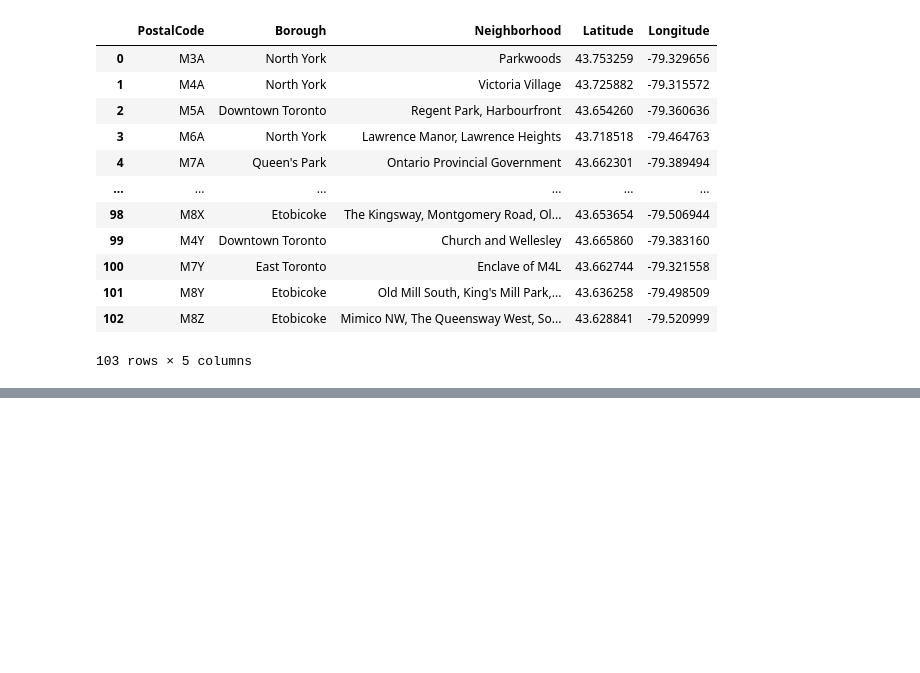
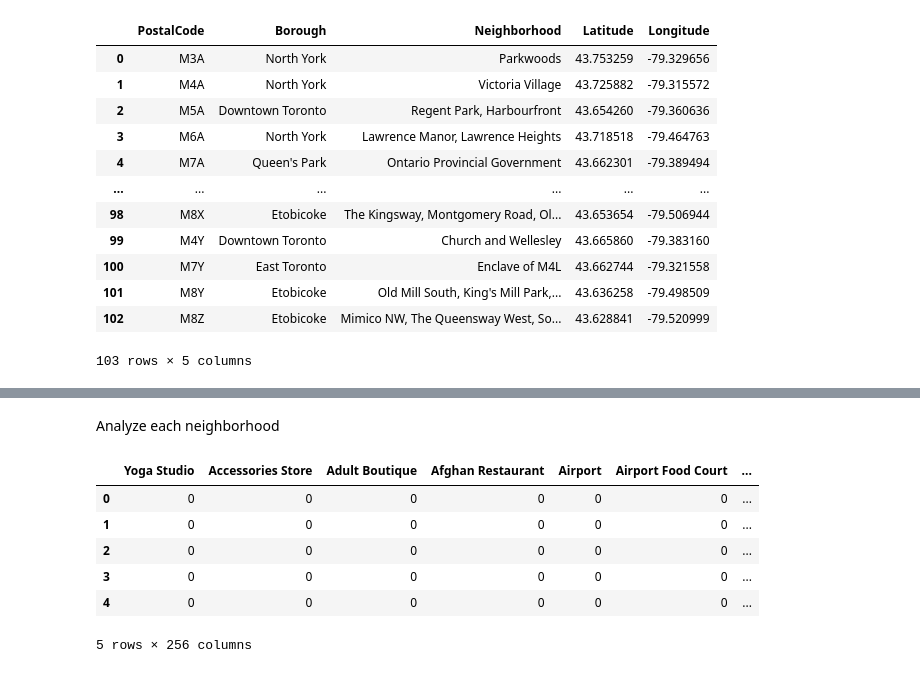
Before and after one commit to vkampura/capstone, a Jupyter notebook: Segmenting and Clustering Neighborhoods in Toronto.ipynb, the cells around one changed output, grey strips where cells are left out. Cells and saved outputs as stored; diff of their text form; code cells hidden in the pictures; blank space fills up the shorter version.

```diff
--- a/Segmenting and Clustering Neighborhoods in Toronto.ipynb
+++ b/Segmenting and Clustering Neighborhoods in Toronto.ipynb
@@ -80,0 +149,19 @@ df
+# %%
+# create map of New York using latitude and longitude values
+map_toronto = folium.Map(location=[latitude, longitude], zoom_start=10)
+
+# add markers to map
+for lat, lng, borough, neighborhood in zip(df['Latitude'], df['Longitude'], df['Borough'], df['Neighborhood']):
+    label = '{}, {}'.format(neighborhood, borough)
+    label = folium.Popup(label, parse_html=True)
+    folium.CircleMarker(
+        [lat, lng],
+        radius=5,
+        popup=label,
+        color='blue',
+        fill=True,
+        fill_color='#3186cc',
+        fill_opacity=0.7,
+        parse_html=False).add_to(map_toronto)
+
+map_toronto
@@ -80,0 +252,22 @@ df
+# %% [markdown]
+Analyze each neighborhood
+# %%
+# one hot encoding
+toronto_onehot = pd.get_dummies(venues[['Venue Category']], prefix="", prefix_sep="")
+
+# add neighborhood column back to dataframe
+toronto_onehot['Neighborhood'] = venues['Neighborhood']
+
+# move neighborhood column to the first column
+fixed_columns = [toronto_onehot.columns[-1]] + list(toronto_onehot.columns[:-1])
+toronto_onehot = toronto_onehot[fixed_columns]
+
+toronto_onehot.head()
+# %% [output]
+|  | Yoga Studio | Accessories Store | Adult Boutique | Afghan Restaurant | Airport | Airport Food Court | ... |
+| 0 | 0 | 0 | 0 | 0 | 0 | 0 | ... |
+| 1 | 0 | 0 | 0 | 0 | 0 | 0 | ... |
+| 2 | 0 | 0 | 0 | 0 | 0 | 0 | ... |
+| 3 | 0 | 0 | 0 | 0 | 0 | 0 | ... |
+| 4 | 0 | 0 | 0 | 0 | 0 | 0 | ... |
+5 rows × 256 columns
```
Also changed, not shown: parts of 31 cells of this notebook.
